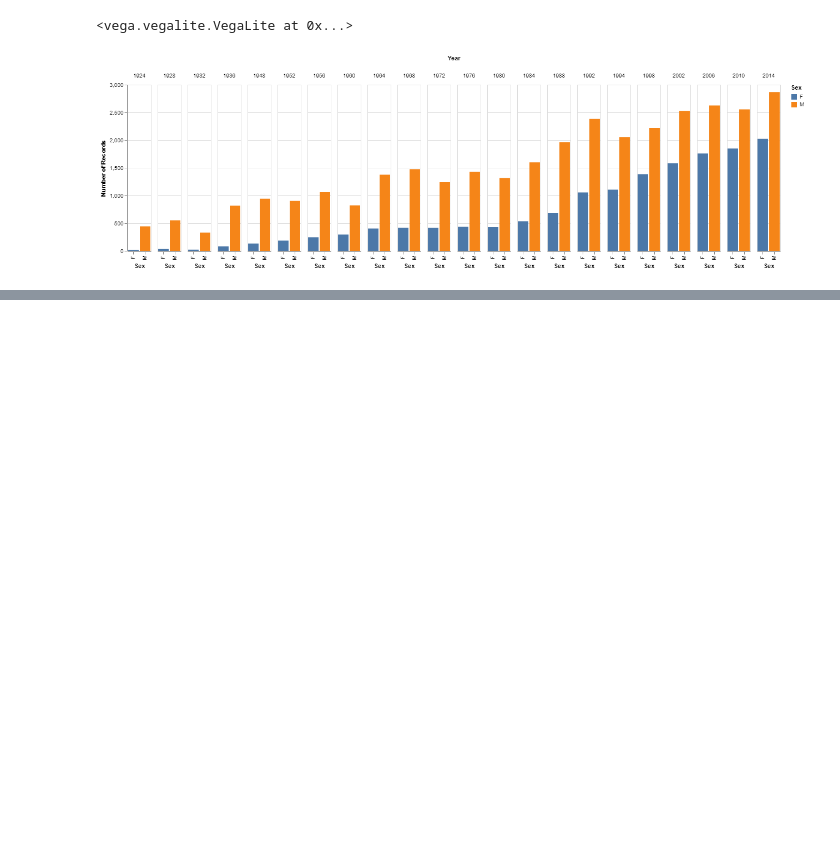
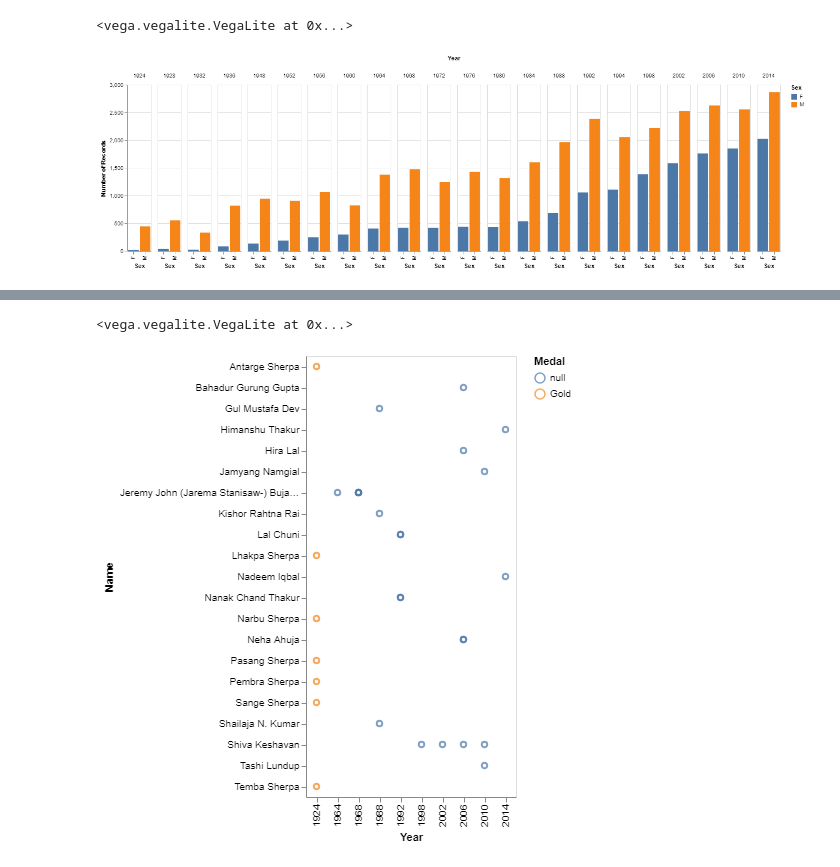
Before and after one commit to sarthakbatragatech/OlympicViz, a Jupyter notebook: OlympicViz.ipynb, the cells around one changed output, grey strips where cells are left out. Drawn from its saved outputs; the diff is of its cells as text; code cells hidden in the pictures; blank space fills up the shorter version.

```diff
--- a/OlympicViz.ipynb
+++ b/OlympicViz.ipynb
@@ -98,0 +117,9 @@ alt.Chart(winter_df).mark_bar().encode(
+# %%
+alt.Chart(india_winter_df).mark_point().encode(
+    alt.Y('Name'),
+    alt.X('Year:O'),
+    color='Medal:N'
+)
+# %% [output]
+<vega.vegalite.VegaLite at 0x...>
+[figure, added]
```
Also changed, not shown: parts of 6 cells of this notebook.
